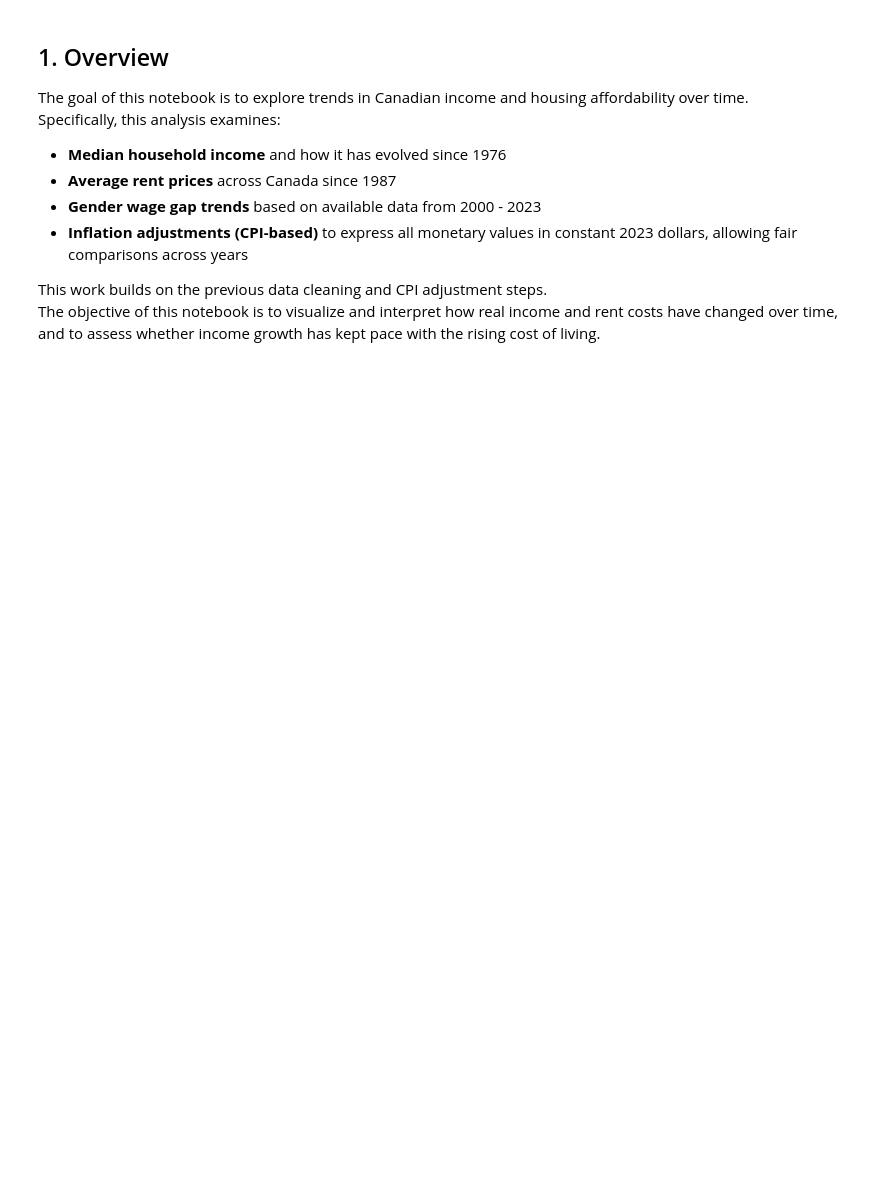
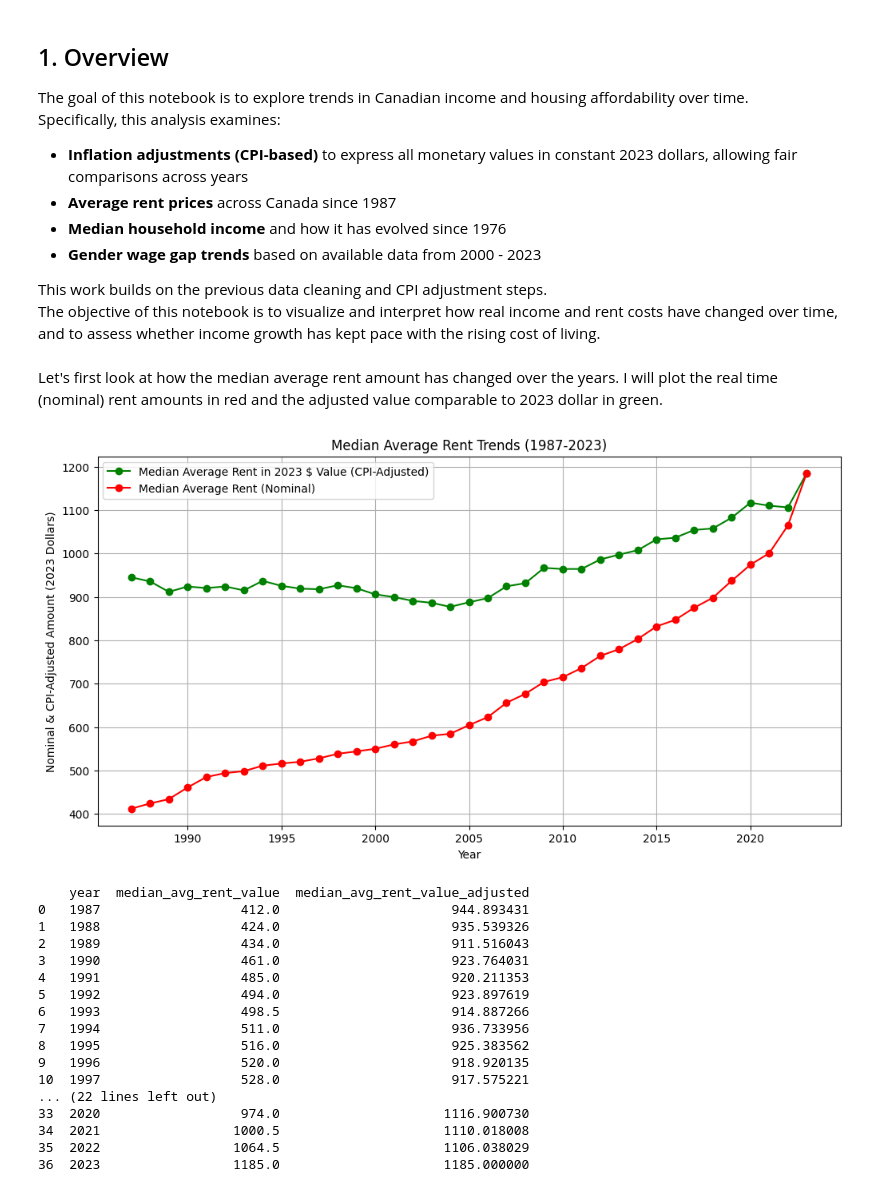
Before and after one commit to cecurakristina/Financial-Stress-Wellbeing-and-Gendered-Resilience-in-Canada, a Jupyter notebook: src/06_exploratory_analysis.ipynb, the cells around one changed output. Cells and saved outputs as stored; diff of their text form; code cells hidden in the pictures; blank space fills up the shorter version.

```diff
--- a/src/06_exploratory_analysis.ipynb
+++ b/src/06_exploratory_analysis.ipynb
@@ -4,10 +4,61 @@
 The goal of this notebook is to explore trends in Canadian income and housing affordability over time.
 Specifically, this analysis examines:
 
+- **Inflation adjustments (CPI-based)** to express all monetary values in constant 2023 dollars, allowing fair comparisons across years
+- **Average rent prices** across Canada since 1987
 - **Median household income** and how it has evolved since 1976
-- **Average rent prices** across Canada since 1987
 - **Gender wage gap trends** based on available data from 2000 - 2023
-- **Inflation adjustments (CPI-based)** to express all monetary values in constant 2023 dollars, allowing fair comparisons across years
 
 This work builds on the previous data cleaning and CPI adjustment steps.
 The objective of this notebook is to visualize and interpret how real income and rent costs have changed over time, and to assess whether income growth has kept pace with the rising cost of living.
+# %% [markdown]
+Let's first look at how the median average rent amount has changed over the years. I will plot the real time (nominal) rent amounts in red and the adjusted value comparable to 2023 dollar in green.
+# %%
+import pandas as pd
+import matplotlib.pyplot as plt
+
+# Load cleaned data
+rent_path = "../data/processed/median-rent-clean-1987-2023.csv"
+cpi_path = "../data/processed/cpi-clean-all-items.csv"
+
+rent_df = pd.read_csv(rent_path)
+cpi_df = pd.read_csv(cpi_path)
+
+# CPI-adjusted rent trends
+base_cpi = cpi_df.loc[cpi_df["year"] == 2023, "cpi_value"].values[0]
+
+rent_df_merged = pd.merge(rent_df, cpi_df, on="year", how="left")
+rent_df_merged["median_avg_rent_value_adjusted"] = (
+    rent_df_merged["median_avg_rent_value"] * (base_cpi / rent_df_merged["cpi_value"])
+)
+
+# Plot CPI-adjusted rent trends
+plt.figure(figsize=(12, 6))
+plt.plot(rent_df_merged["year"], rent_df_merged["median_avg_rent_value_adjusted"], marker="o", label="Median Average Rent in 2023 $ Value (CPI-Adjusted)", color="green")
+plt.plot(rent_df_merged["year"], rent_df_merged["median_avg_rent_value"], marker="o", label="Median Average Rent (Nominal)", color="red")
+plt.title("Median Average Rent Trends (1987-2023)")
+plt.xlabel("Year")
+plt.ylabel("Nominal & CPI-Adjusted Amount (2023 Dollars)")
+plt.legend()
+plt.grid()
+plt.show()
+print(rent_df_merged[["year", "median_avg_rent_value", "median_avg_rent_value_adjusted"]])
+# %% [output]
+[figure, added]
+    year  median_avg_rent_value  median_avg_rent_value_adjusted
+0   1987                  412.0                      944.893431
+1   1988                  424.0                      935.539326
+2   1989                  434.0                      911.516043
+3   1990                  461.0                      923.764031
+4   1991                  485.0                      920.211353
+5   1992                  494.0                      923.897619
+6   1993                  498.5                      914.887266
+7   1994                  511.0                      936.733956
+8   1995                  516.0                      925.383562
+9   1996                  520.0                      918.920135
+10  1997                  528.0                      917.575221
+... (22 lines left out)
+33  2020                  974.0                     1116.900730
+34  2021                 1000.5                     1110.018008
+35  2022                 1064.5                     1106.038029
+36  2023                 1185.0                     1185.000000
```
Also changed, not shown: parts of 7 cells of this notebook.
